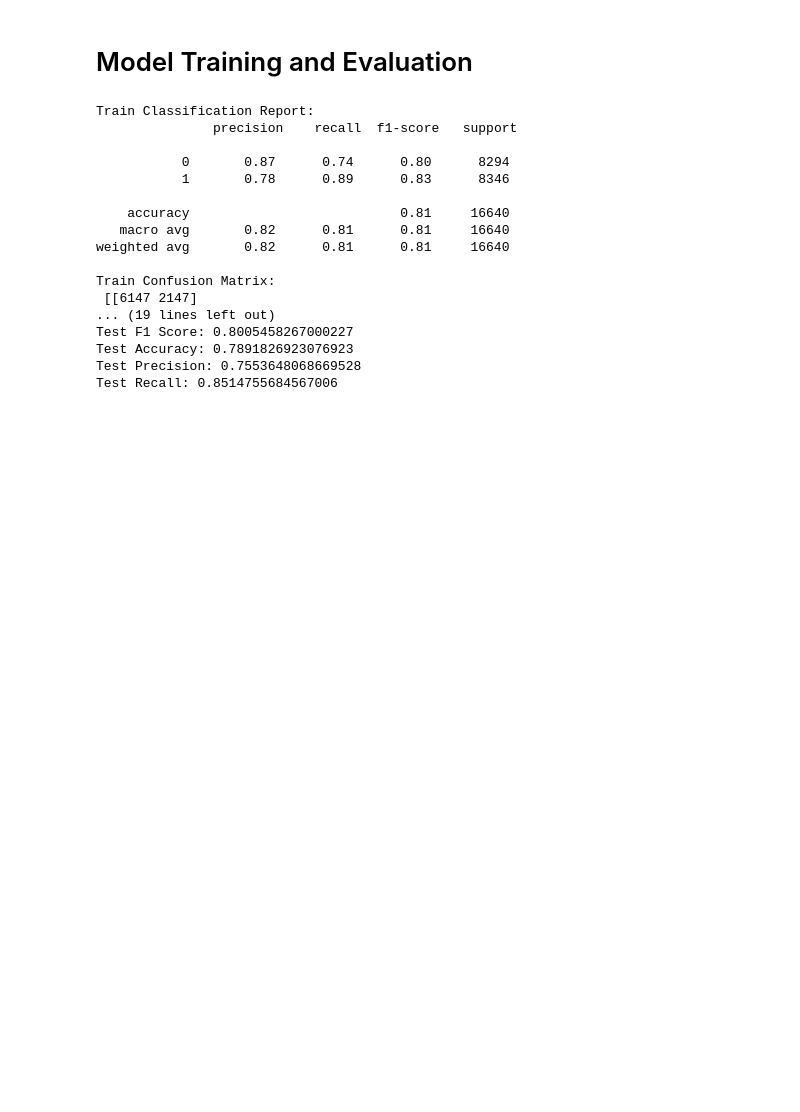
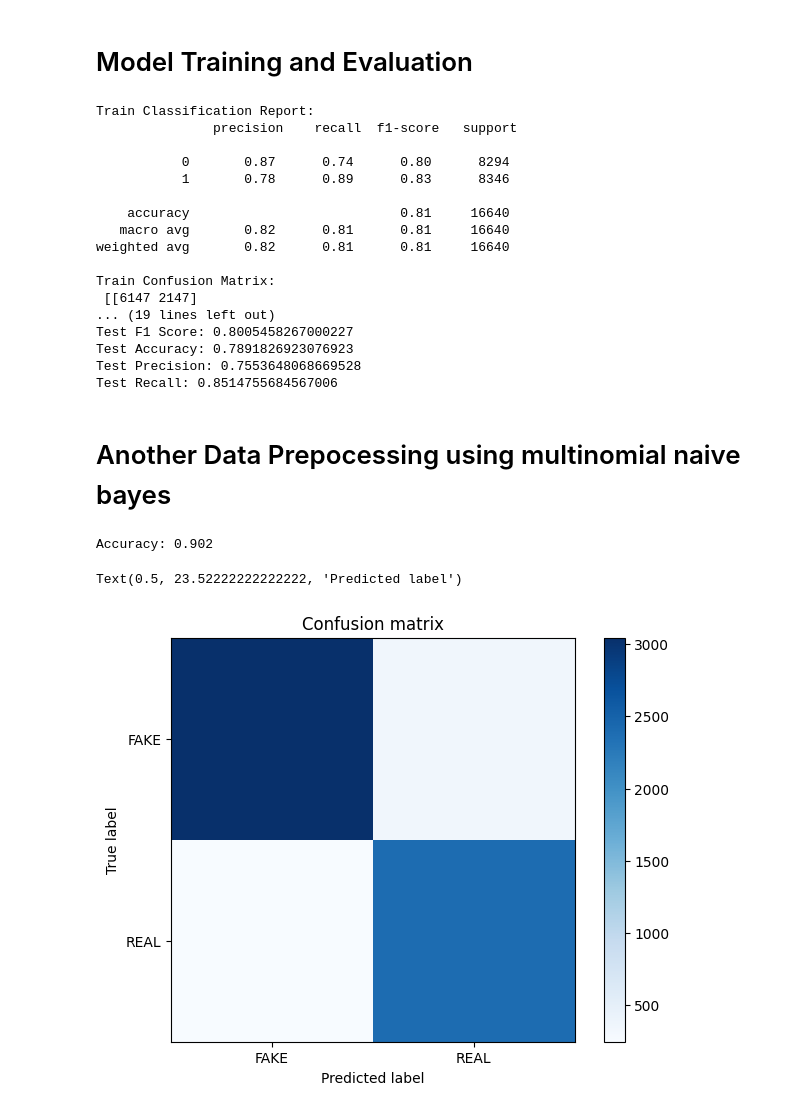
Before and after one commit to yukizaka/Praktikum_TPO, a Jupyter notebook: Pola_4_Bernoulli_Naive_Bayes.ipynb, the cells around one changed output. Cells and saved outputs as stored; diff of their text form; code cells hidden in the pictures; blank space fills up the shorter version.

```diff
--- a/Pola_4_Bernoulli_Naive_Bayes.ipynb
+++ b/Pola_4_Bernoulli_Naive_Bayes.ipynb
@@ -154,3 +155,54 @@ Test F1 Score: 0.8005458267000227
 Test Accuracy: 0.7891826923076923
 Test Precision: 0.7553648068669528
 Test Recall: 0.8514755684567006
+# %% [markdown]
+# Another Data Prepocessing using multinomial naive bayes
+# %%
+# Load the dataset
+data = pd.read_csv('/content/drive/MyDrive/Colab Notebooks/Praktikum/train.csv').dropna()
+
+# Select features and target variable
+x = data['title']
+y = data['label']
+
+# Text preprocessing
+ps = PorterStemmer()
+corpus = []
+for title in x:
+    review = re.sub('[^a-zA-Z]', ' ', title).lower().split()
+    review = [ps.stem(word) for word in review if word not in stopwords.words('english')]
+    corpus.append(' '.join(review))
+
+# Create a Bag of Words (BoW) representation of the text data
+cv = CountVectorizer(max_features=5000, ngram_range=(1, 3))
+X = cv.fit_transform(corpus).toarray()
+
+# Split the data into training and testing sets
+X_train, X_test, y_train, y_test = train_test_split(X, y, test_size=0.33, random_state=0)
+
+# Initialize and train a classifier (Multinomial Naive Bayes)
+classifier = MultinomialNB()
+classifier.fit(X_train, y_train)
+
+# Make predictions on the test data
+pred = classifier.predict(X_test)
+
+# Calculate and print accuracy
+score = metrics.accuracy_score(y_test, pred)
+print("Accuracy: %0.3f" % score)
+
+# Create and plot a confusion matrix
+cm = metrics.confusion_matrix(y_test, pred)
+plt.imshow(cm, interpolation='nearest', cmap=plt.cm.Blues)
+plt.title('Confusion matrix')
+plt.colorbar()
+tick_marks = np.arange(2)
+plt.xticks(tick_marks, ['FAKE', 'REAL'])
+plt.yticks(tick_marks, ['FAKE', 'REAL'])
+plt.tight_layout()
+plt.ylabel('True label')
+plt.xlabel('Predicted label')
+# %% [output]
+Accuracy: 0.902
+Text(0.5, 23.52222222222222, 'Predicted label')
+[figure, added]
```
Also changed, not shown: parts of 2 cells of this notebook.
